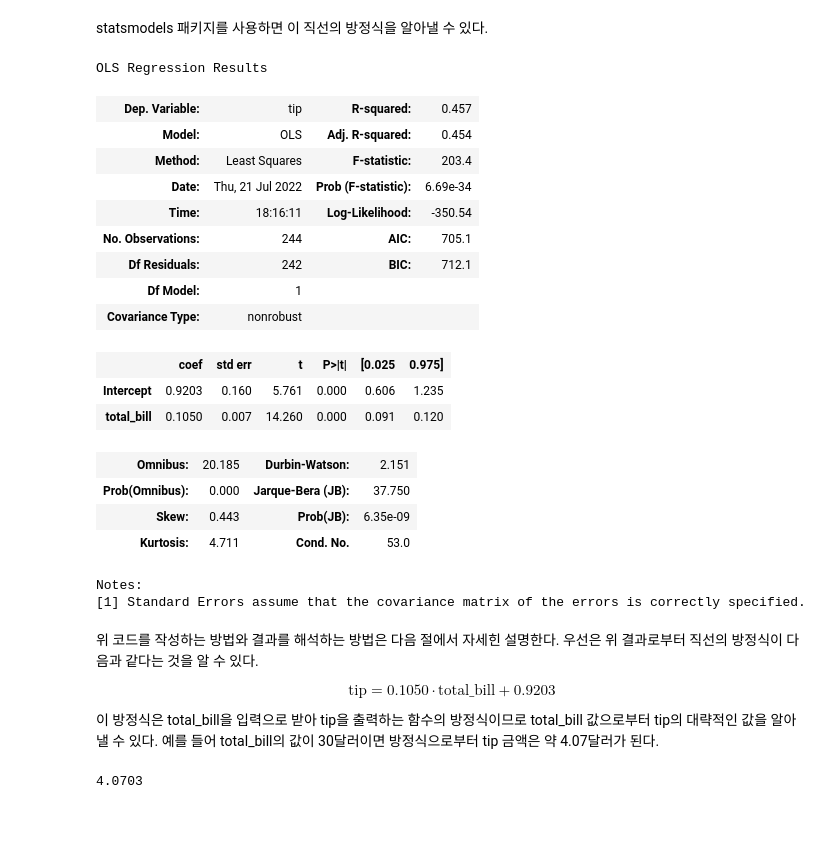
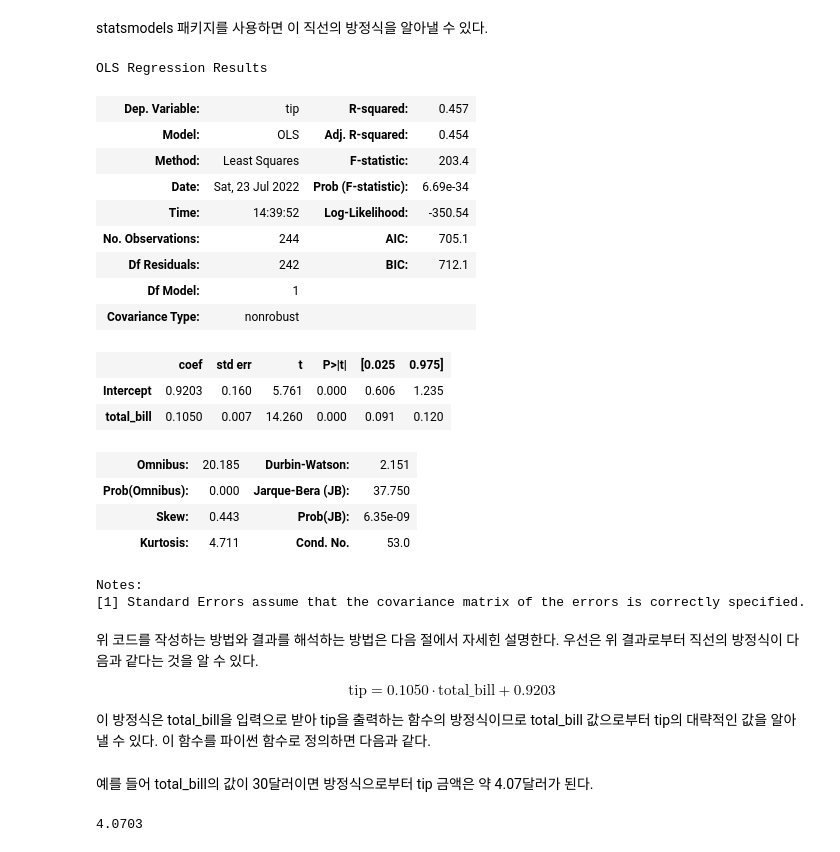
Before and after one commit to datascienceschool/book_data_analysis, a Jupyter notebook: _sources/ch03/03_02.ipynb, the cells around one changed output. Drawn from its saved outputs; the diff is of its cells as text; code cells hidden in the pictures; blank space fills up the shorter version.

```diff
--- a/_sources/ch03/03_02.ipynb
+++ b/_sources/ch03/03_02.ipynb
@@ -29,14 +29,15 @@ statsmodels 패키지를 사용하면 이 직선의 방정식을 알아낼 수
 # %%
 import statsmodels.api as sm
 
-sm.OLS.from_formula("tip ~ total_bill", tips).fit().summary()
+result1 = sm.OLS.from_formula("tip ~ total_bill", tips).fit()
+result1.summary()
 # %% [output]
 OLS Regression Results
 | Dep. Variable: | tip | R-squared: | 0.457 |
 | Model: | OLS | Adj. R-squared: | 0.454 |
 | Method: | Least Squares | F-statistic: | 203.4 |
-| Date: | Thu, 21 Jul 2022 | Prob (F-statistic): | 6.69e-34 |
-| Time: | 18:16:11 | Log-Likelihood: | -350.54 |
+| Date: | Sat, 23 Jul 2022 | Prob (F-statistic): | 6.69e-34 |
+| Time: | 14:39:52 | Log-Likelihood: | -350.54 |
 | No. Observations: | 244 | AIC: | 705.1 |
 | Df Residuals: | 242 | BIC: | 712.1 |
 | Df Model: | 1 |  |  |
@@ -57,5 +58,4 @@ $$
 \text{tip} = 0.1050 \cdot \text{total_bill} + 0.9203
 $$
 
-이 방정식은 total_bill을 입력으로 받아 tip을 출력하는 함수의 방정식이므로 total_bill 값으로부터 tip의 대략적인 값을 알아낼 수 있다.
-예를 들어 total_bill의 값이 30달러이면 방정식으로부터 tip 금액은 약 4.07달러가 된다.
+이 방정식은 total_bill을 입력으로 받아 tip을 출력하는 함수의 방정식이므로 total_bill 값으로부터 tip의 대략적인 값을 알아낼 수 있다. 이 함수를 파이썬 함수로 정의하면 다음과 같다.
@@ -62 +65,3 @@ $$
+# %% [markdown]
+예를 들어 total_bill의 값이 30달러이면 방정식으로부터 tip 금액은 약 4.07달러가 된다.
 # %%
```
Also changed, not shown: parts of 18 cells of this notebook, 5 other files.
